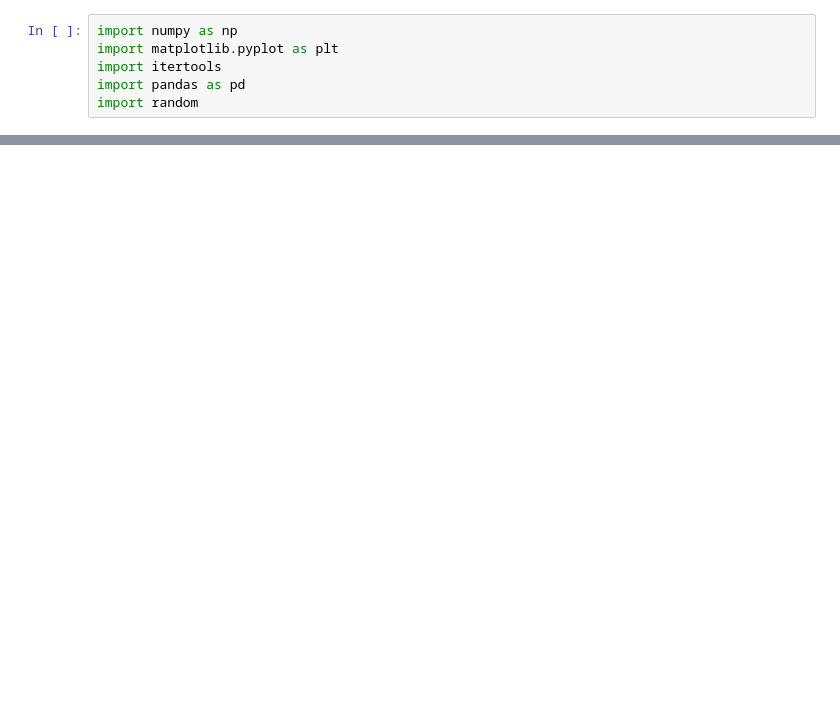
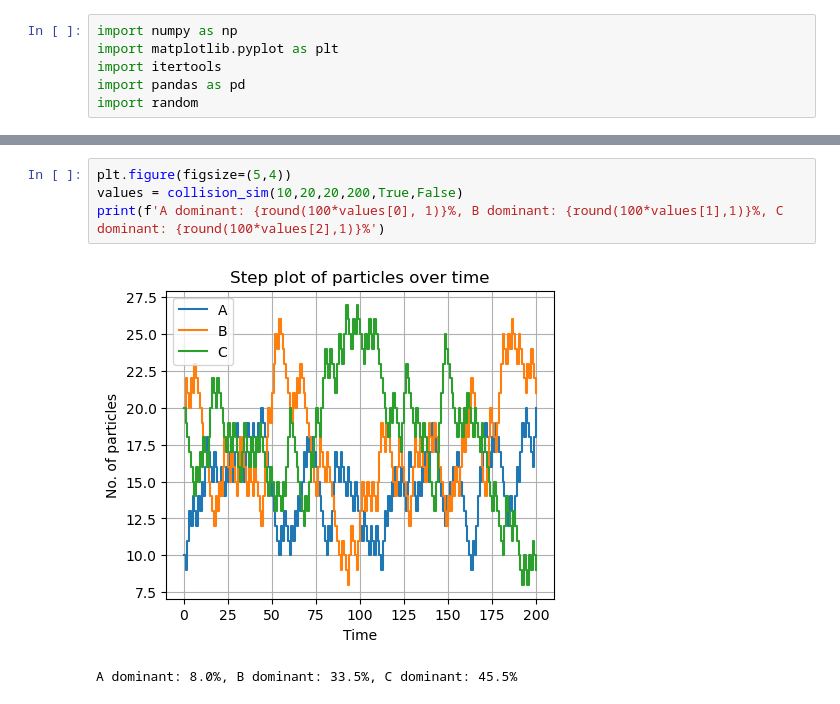
Before and after one commit to ArkinF/MA3K7, a Jupyter notebook: MA3K7 Project P1.ipynb, the cells around one changed output, grey strips where cells are left out. Drawn from its saved outputs; the diff is of its cells as text; blank space fills up the shorter version.

```diff
--- a/MA3K7 Project P1.ipynb
+++ b/MA3K7 Project P1.ipynb
@@ -69,0 +116,7 @@ def collision_sim(a, b, c, n):
+# %%
+plt.figure(figsize=(5,4))
+values = collision_sim(10,20,20,200,True,False)
+print(f'A dominant: {round(100*values[0], 1)}%, B dominant: {round(100*values[1],1)}%, C dominant: {round(100*values[2],1)}%')
+# %% [output]
+[figure, added]
+A dominant: 8.0%, B dominant: 33.5%, C dominant: 45.5%
```
Also changed, not shown: parts of 25 cells of this notebook, 1 other file.
